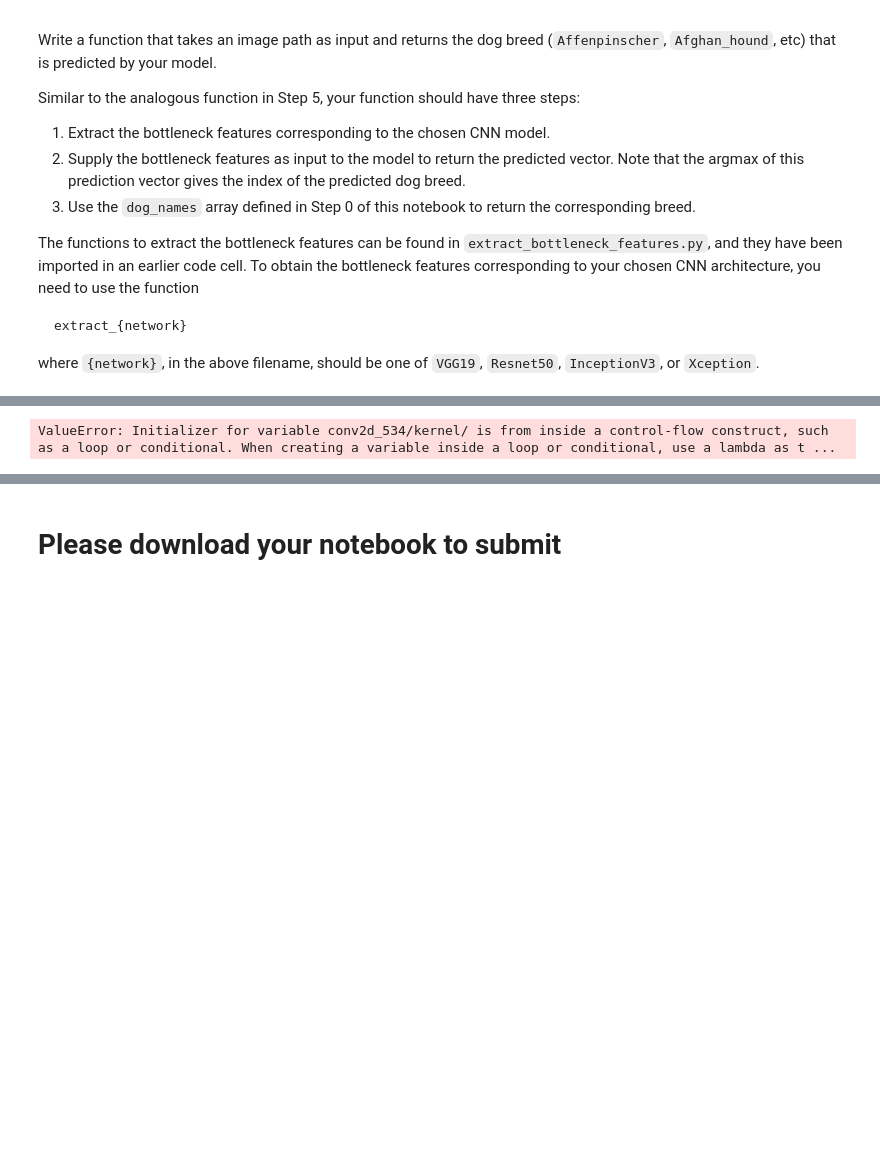
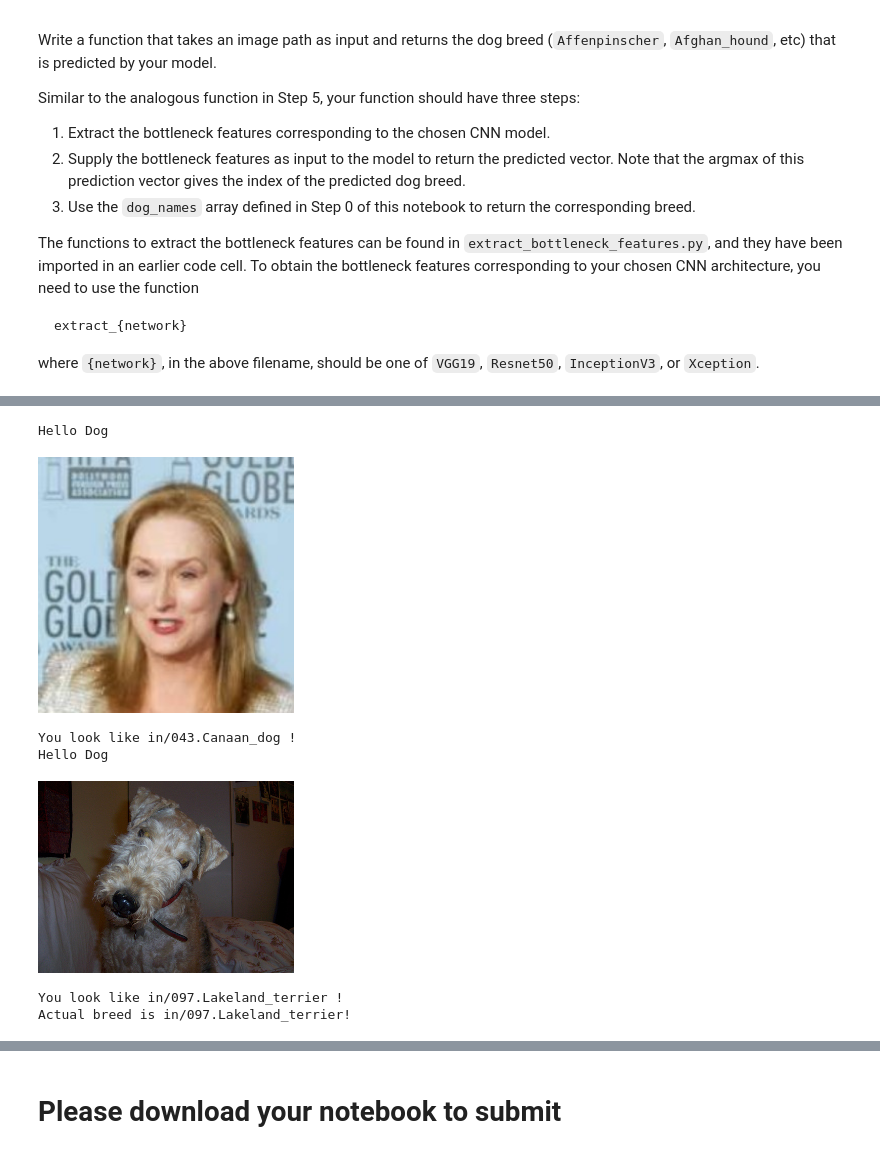
Before and after one commit to shriiitk/ml, a Jupyter notebook: CNN/dog_app.ipynb, the cells around one changed output, grey strips where cells are left out. Cells and saved outputs as stored; diff of their text form; code cells hidden in the pictures; blank space fills up the shorter version.

```diff
--- a/CNN/dog_app.ipynb
+++ b/CNN/dog_app.ipynb
@@ -701,6 +656,6 @@ checkpointer = ModelCheckpoint(filepath='saved_models/weights.best.InceptionV3.h
 
 InceptionV3_model.fit(train_InceptionV3, train_targets,
           validation_data=(valid_InceptionV3, valid_targets),
-          epochs=10, batch_size=20, callbacks=[checkpointer], verbose=1)
+          epochs=20, batch_size=20, callbacks=[checkpointer], verbose=1)
 # %% [output]
 Train on 6680 samples, validate on 835 samples
@@ -792,6 +749,8 @@ Some sample output for our algorithm is provided below, but feel free to design
 # %%
 ### TODO: Write your algorithm.
 ### Feel free to use as many code cells as needed.
+from IPython.display import Image, display
+
 def my_predict_breed(img_path):
     is_human = False
     is_dog = False
@@ -799,21 +758,30 @@ def my_predict_breed(img_path):
     if(face_detector(path)):
         is_human = True
         print('Hello Human')
-    else:
+    elif(dog_detector(path)):
         is_dog = True
         print('Hello Dog')
+    else:
+        print('Neither human, nor dog detected!')
+        return
+    #show actual image
+    display(Image(img_path, width=256))
 
-    if(is_human == False and is_dog == False):
-        print('Neither human, nor dog detected')
-    else:
-        breed = InceptionV3_predict_breed(img_path)
-        print("You look like {} !".format(breed))
+    breed = InceptionV3_predict_breed(img_path)
+    print("You look like {} !".format(breed))
-# %%
-predict_breed(human_files_short[16])
-
-predict_breed(dog_files_short[32])
-# %% [output]
-ValueError: Initializer for variable conv2d_534/kernel/ is from inside a control-flow construct, such as a loop or conditional. When creating a variable inside a loop or conditional, use a lambda as t ...
+# %%
+my_predict_breed(human_files_short[16])
+
+my_predict_breed(dog_files_short[32])
+print("Actual breed is {}!".format(dog_names[np.argmax(train_targets[32])]))
+# %% [output]
+Hello Dog
+[figure, added]
+You look like in/043.Canaan_dog !
+Hello Dog
+[figure, added]
+You look like in/097.Lakeland_terrier !
+Actual breed is in/097.Lakeland_terrier!
 # %% [markdown]
 ---
 <a id='step7'></a>
```
Also changed, not shown: parts of 16 cells of this notebook.
